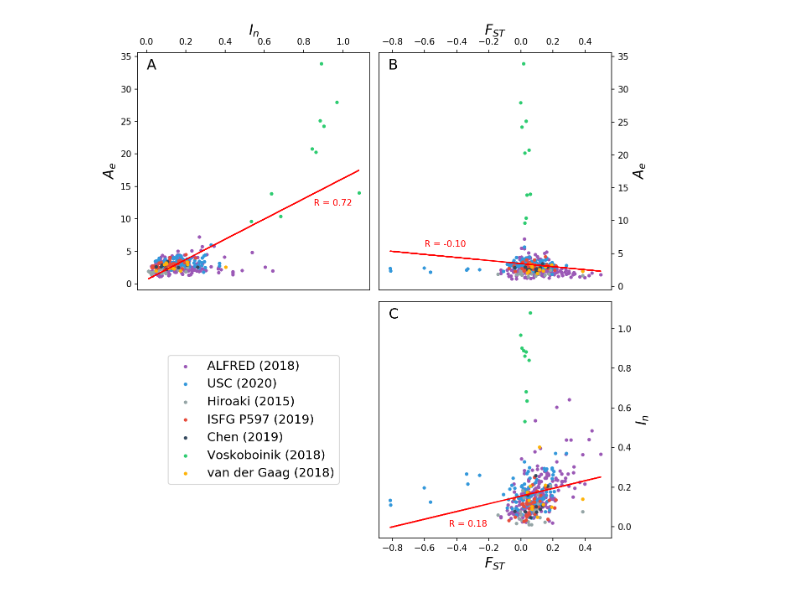
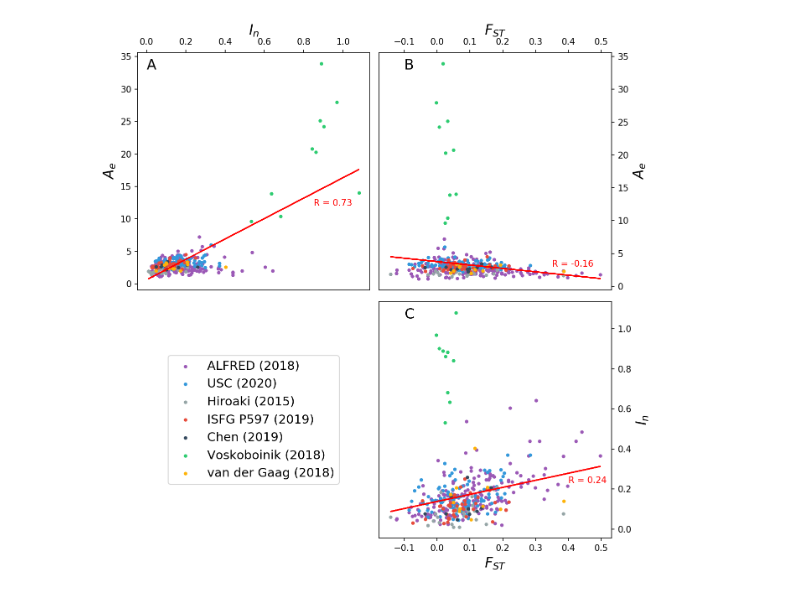
Before and after one commit to bioforensics/MicroHapDB, a Jupyter notebook: dbbuild/sources/1kgp/fst.ipynb, the cells around one changed output. Cells and saved outputs as stored; diff of their text form; code cells hidden in the pictures.

Commit message:
Update colors on stacked bar charts, exclude chrX markers for Fst comparison

```diff
--- a/dbbuild/sources/1kgp/fst.ipynb
+++ b/dbbuild/sources/1kgp/fst.ipynb
@@ -8,7 +8,7 @@ import pandas
 import seaborn
 # %%
 _m = microhapdb.markers.copy()
-_m = _m[~pandas.isna(_m.AvgAe)]
+_m = _m[(~pandas.isna(_m.AvgAe)) & (_m.Chrom != 'chrX')]
 f = pandas.read_csv('marker-fst.tsv', sep='\t')
 m = _m.join(f.set_index('Marker'), on='Name')
 m.head()
@@ -70,35 +70,35 @@ fig.patch.set_facecolor('white')
 
 # Top left
 axis = plt.subplot(2, 2, 1)
 plot_data(
     axis, 'In', 'AvgAe', '$I_n$', '$A_e$',
     xtop=True, rcoords=(0.85, 12), subfiglabel='A', subfigcoords=(0, 33)
 )
 
 # Top right
 axis = plt.subplot(2, 2, 2)
 plot_data(
     axis, 'Fst', 'AvgAe', '$F_{ST}$', '$A_e$',
-    xtop=True, yright=True, rcoords=(-0.6, 6), subfiglabel='B', subfigcoords=(-0.825, 33)
+    xtop=True, yright=True, rcoords=(0.35, 3), subfiglabel='B', subfigcoords=(-0.1, 33)
 )
 prev = axis
 
 # Bottom left
 axis = plt.subplot(2, 2, 3)
 axis.axis('off')
 _ = axis.legend(*prev.get_legend_handles_labels(), loc='center', fontsize=14)
 
 # Bottom right
 axis = plt.subplot(2, 2, 4)
 plot_data(
     axis, 'Fst', 'In', '$F_{ST}$', '$I_n$',
-    yright=True, rcoords=(-0.45, 0), subfiglabel='C', subfigcoords=(-0.825, 1.05)
+    yright=True, rcoords=(0.4, 0.23), subfiglabel='C', subfigcoords=(-0.1, 1.05)
 )
 
 # Cleanup
 plt.tight_layout()
 fig.savefig('microhaps-ae-in-fst.pdf')
 # %% [output]
-[figure, old version]
+[figure, new version]
 # %%
 m.to_csv('markers-with-fst.tsv', sep='\t', index=False)
```
Also changed, not shown: 4 other files.
